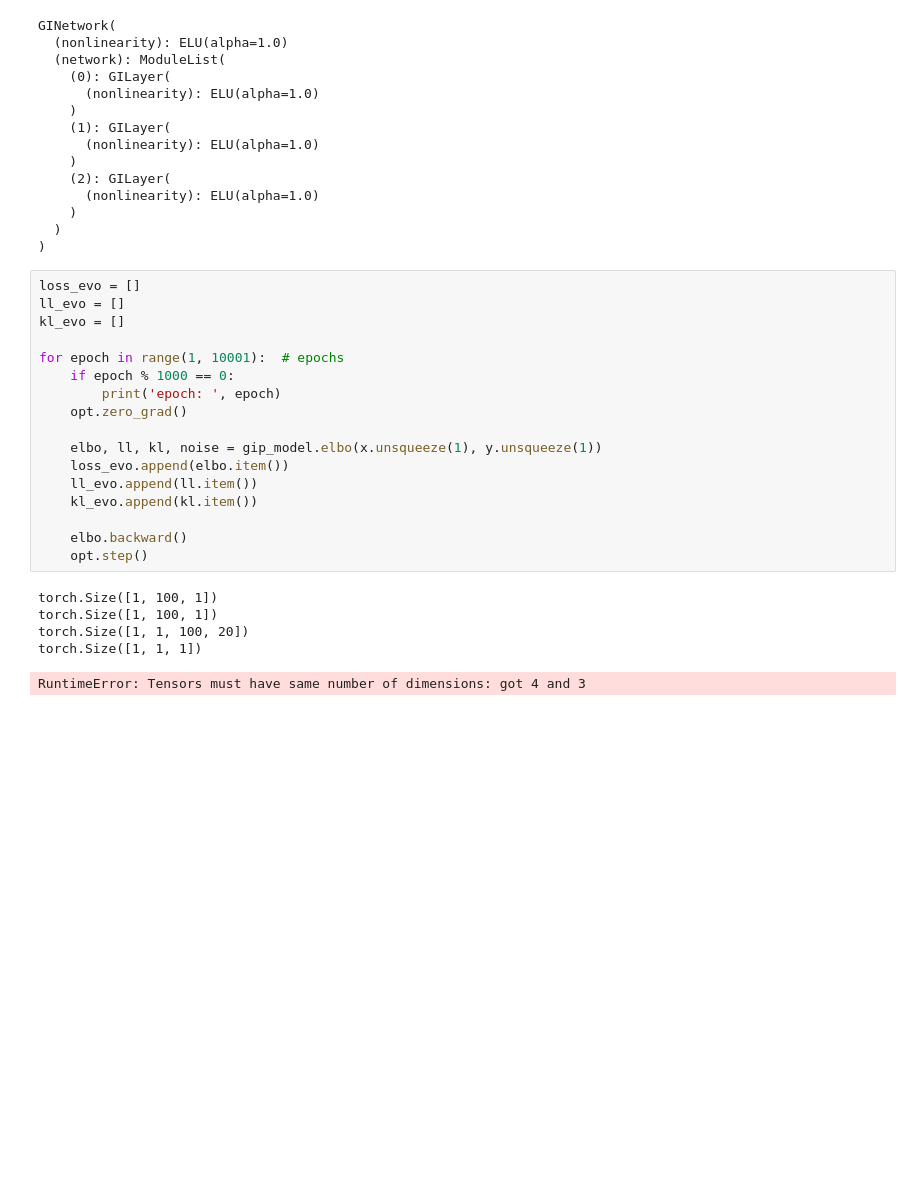
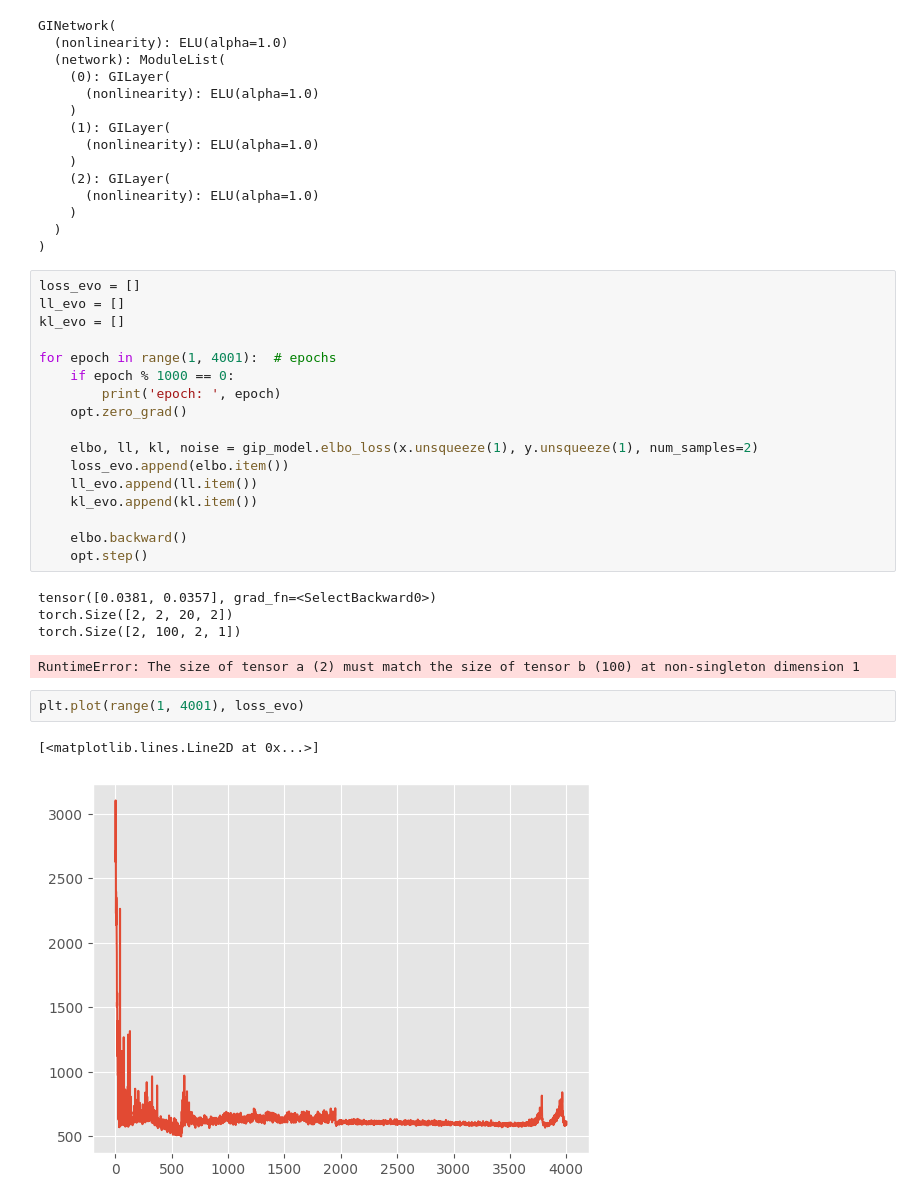
Before and after one commit to Sheev13/bnn_amort_inf, a Jupyter notebook: experiments.ipynb, the cells around one changed output. Saved outputs shown, nothing was run; the diff lists cells and outputs as text; blank space fills up the shorter version.

```diff
--- a/experiments.ipynb
+++ b/experiments.ipynb
@@ -67,12 +67,12 @@ loss_evo = []
 ll_evo = []
 kl_evo = []
 
-for epoch in range(1, 10001):  # epochs
+for epoch in range(1, 4001):  # epochs
     if epoch % 1000 == 0:
         print('epoch: ', epoch)
     opt.zero_grad()
 
-    elbo, ll, kl, noise = gip_model.elbo(x.unsqueeze(1), y.unsqueeze(1))
+    elbo, ll, kl, noise = gip_model.elbo_loss(x.unsqueeze(1), y.unsqueeze(1), num_samples=2)
     loss_evo.append(elbo.item())
     ll_evo.append(ll.item())
     kl_evo.append(kl.item())
@@ -80,8 +80,12 @@ for epoch in range(1, 10001):  # epochs
     elbo.backward()
     opt.step()
 # %% [output]
-torch.Size([1, 100, 1])
-torch.Size([1, 100, 1])
-torch.Size([1, 1, 100, 20])
-torch.Size([1, 1, 1])
+tensor([0.0381, 0.0357], grad_fn=<SelectBackward0>)
+torch.Size([2, 2, 20, 2])
+torch.Size([2, 100, 2, 1])
-RuntimeError: Tensors must have same number of dimensions: got 4 and 3
+RuntimeError: The size of tensor a (2) must match the size of tensor b (100) at non-singleton dimension 1
+# %%
+plt.plot(range(1, 4001), loss_evo)
+# %% [output]
+[<matplotlib.lines.Line2D at 0x...>]
+[figure, added]
```
Also changed, not shown: 1 other file.
